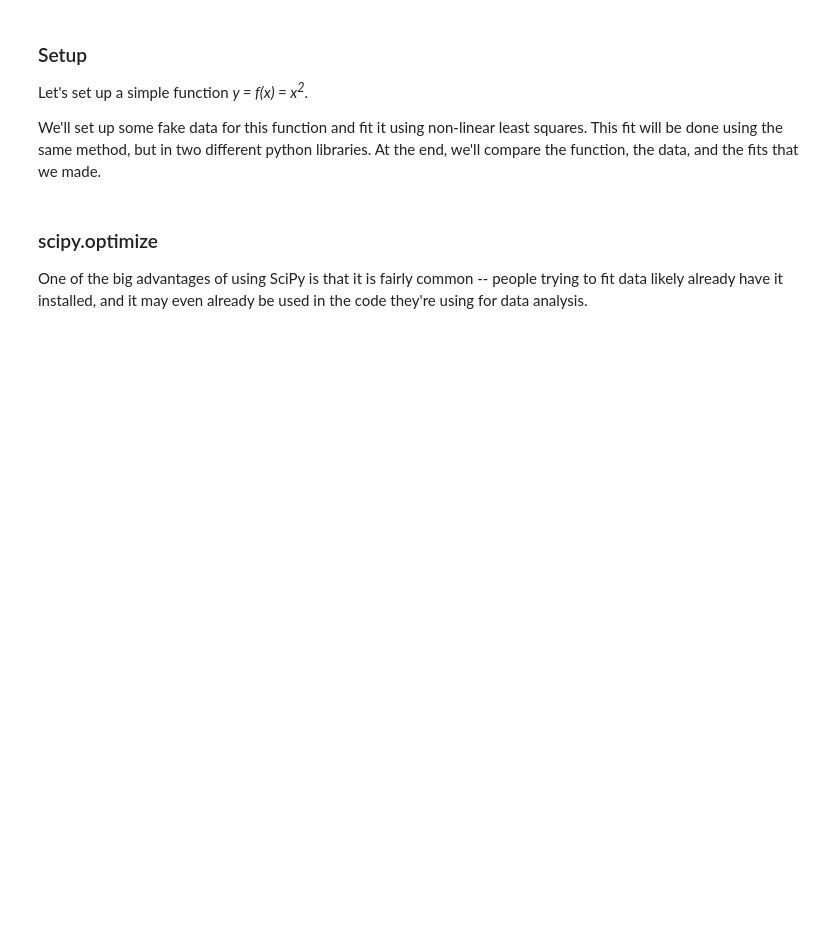
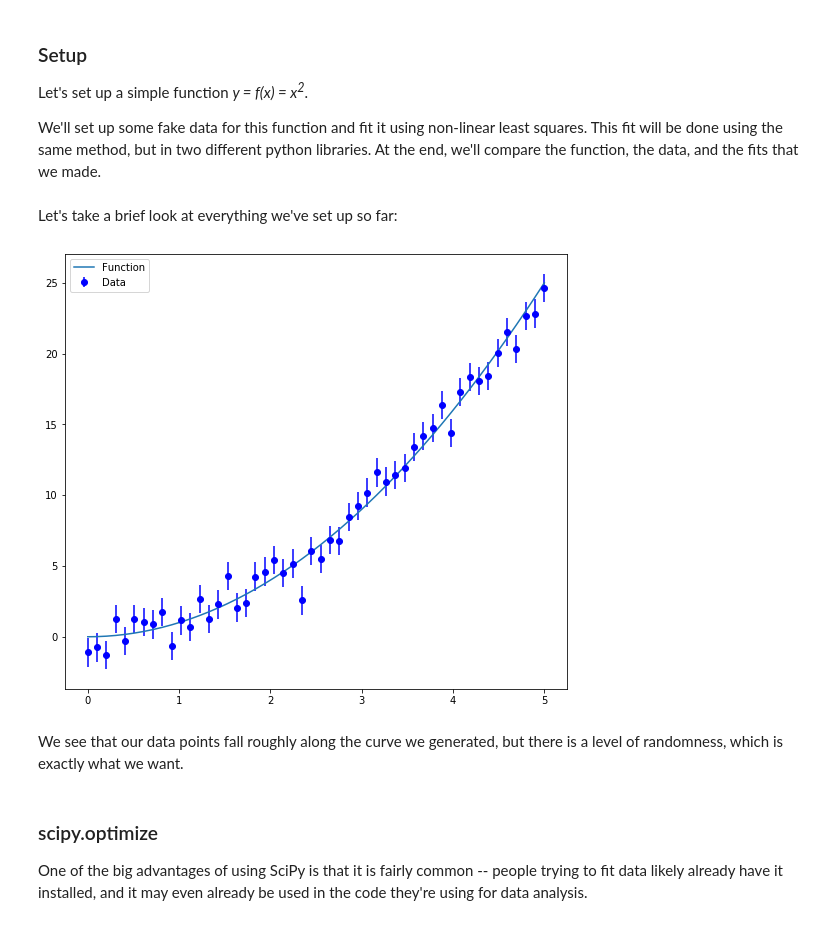
Before and after one commit to villano-lab/python-fitting-tutorials, a Jupyter notebook: 0_Intro_to_Fitting.ipynb, the cells around one changed output. Drawn from its saved outputs; the diff is of its cells as text; code cells hidden in the pictures; blank space fills up the shorter version.

```diff
--- a/0_Intro_to_Fitting.ipynb
+++ b/0_Intro_to_Fitting.ipynb
@@ -35,6 +39,24 @@ def f(x,a,b,c):          #Independent variable must be listed first for scipy to
 
 #Points representing function - this is necessary to plot f(x) for our comparison.
 ycurve = xdata**2
+# %% [markdown]
+Let's take a brief look at everything we've set up so far:
+# %%
+#Plotting
+
+fig = plt.figure(figsize=(9.0,8.0))  #size of the plot -- helps make it more visible
+
+plt.errorbar(xdata,ydata,yerr=sigdata,fmt='bo',label='Data') #Plot the fake data we generated.
+#Plot them as points (fmt='*o'; the * corresponds to color) with error bars
+plt.plot(xdata,ycurve,label='Function')                      #Plot the function we created.
+#Accepting default style gives us a solid line
+
+plt.legend()           #Tells our plot to show a legend
+plt.show()             #Depending how your environment is set up, this line may not be necessary, but it won't break anything.
+# %% [output]
+[figure, added]
+# %% [markdown]
+We see that our data points fall roughly along the curve we generated, but there is a level of randomness, which is exactly what we want.
 # %% [markdown]
 ### scipy.optimize
 
```
Also changed, not shown: parts of 5 cells of this notebook.
